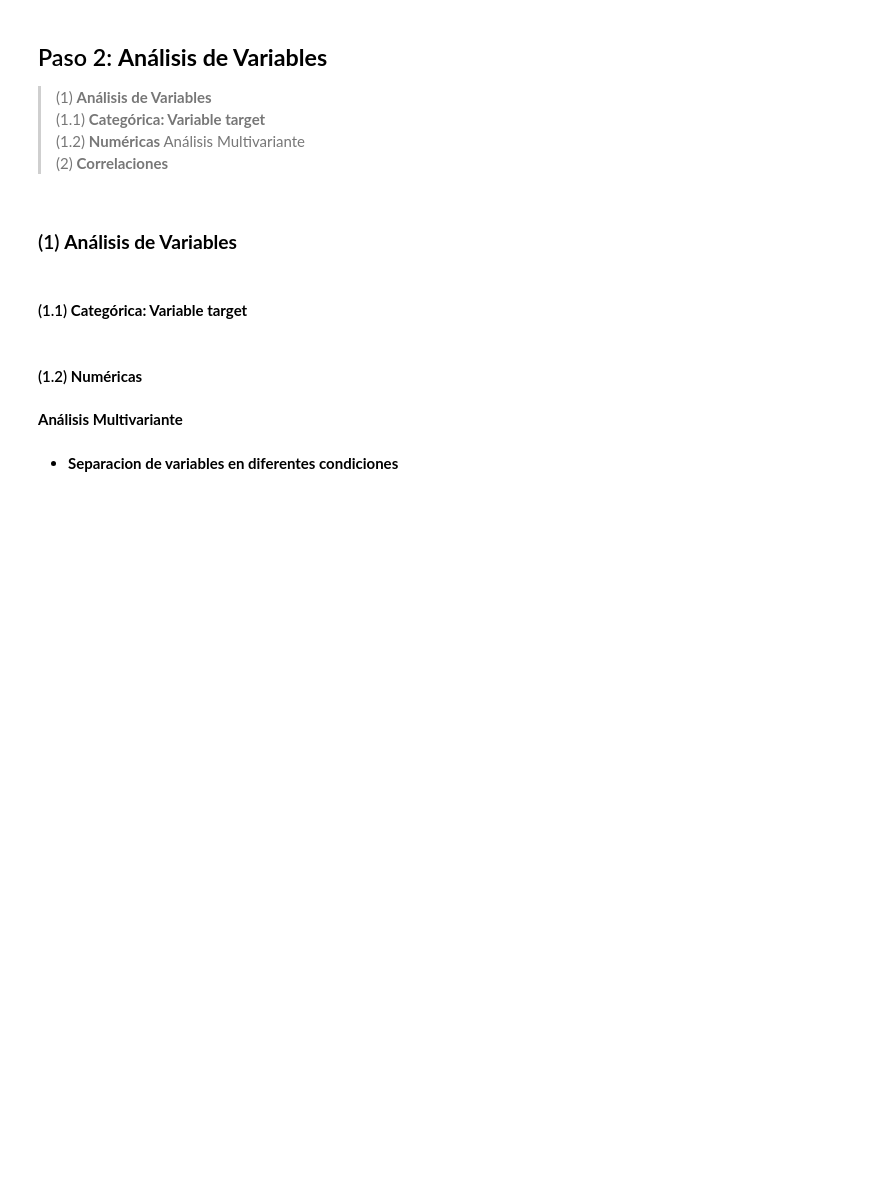
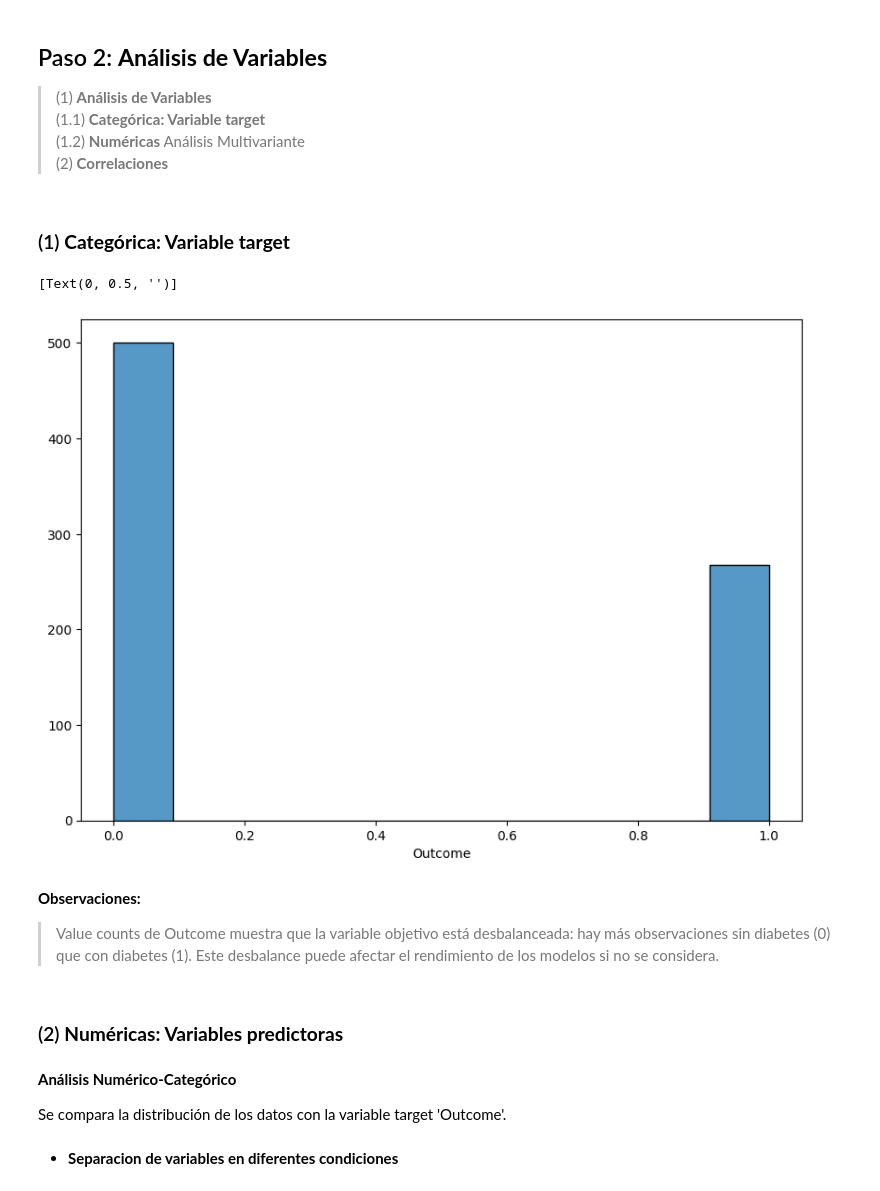
Before and after one commit to 4GeeksAcademy/cristina-chico_tree-desicion23, a Jupyter notebook: src/EDAyML_DesicionTree.ipynb, the cells around one changed output. Cells and saved outputs as stored; diff of their text form; code cells hidden in the pictures; blank space fills up the shorter version.

```diff
--- a/src/EDAyML_DesicionTree.ipynb
+++ b/src/EDAyML_DesicionTree.ipynb
@@ -205,14 +205,23 @@ Index(['Pregnancies', 'Glucose', 'BloodPressure', 'BMI',
 > (1.2) **Numéricas**
 > Análisis Multivariante
 > (2) **Correlaciones**
-# %% [markdown]
-### (1) **Análisis de Variables**
 # %% [markdown]
-#### (1.1) **Categórica: Variable target**
+### (1) **Categórica: Variable target**
+# %%
+fig, axis = plt.subplots(1, figsize=(10, 7))
+sns.histplot(ax=axis, data=df, x="Outcome").set(ylabel=None)
+# %% [output]
+[Text(0, 0.5, '')]
+[figure, added]
+# %% [markdown]
+**Observaciones:**
+> Value counts de Outcome muestra que la variable objetivo está desbalanceada: hay más observaciones sin diabetes (0) que con diabetes (1). Este desbalance puede afectar el rendimiento de los modelos si no se considera.
 # %% [markdown]
-#### (1.2) **Numéricas**
+### (2) **Numéricas: Variables predictoras**
-# %% [markdown]
-**Análisis Multivariante**
+# %% [markdown]
+**Análisis Numérico-Categórico**
+
+Se compara la distribución de los datos con la variable target 'Outcome'.
 # %% [markdown]
 * **Separacion de variables en diferentes condiciones**
 # %%
```
Also changed, not shown: parts of 30 cells of this notebook.
